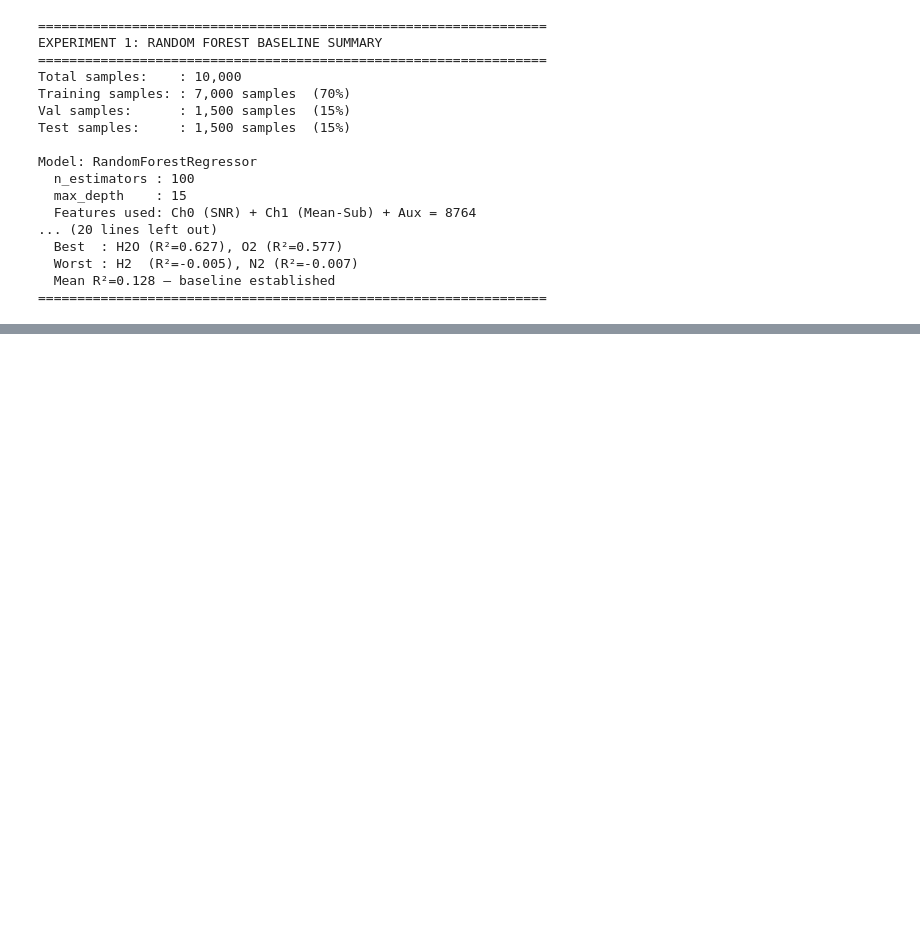
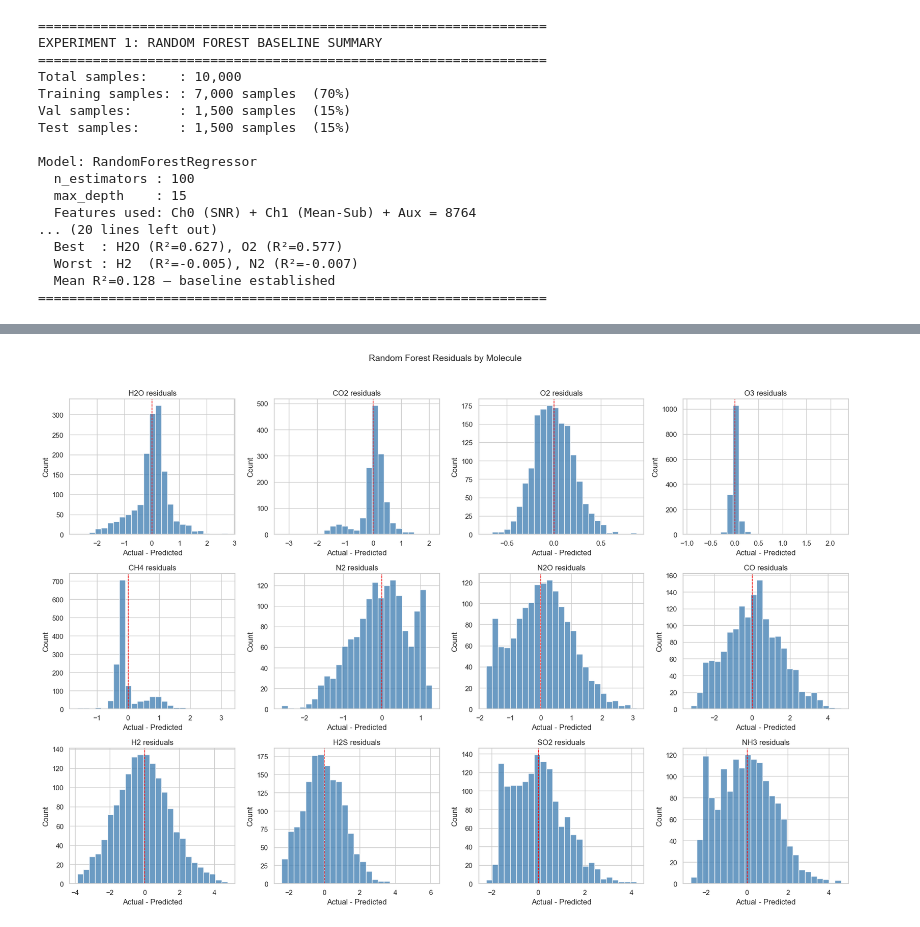
Before and after one commit to bshind87/inara-atmospheric-composition, a Jupyter notebook: notebooks/02_random_forest_baseline.ipynb, the cells around one changed output, grey strips where cells are left out. Saved outputs shown, nothing was run; the diff lists cells and outputs as text; code cells hidden in the pictures; blank space fills up the shorter version.

```diff
--- a/notebooks/02_random_forest_baseline.ipynb
+++ b/notebooks/02_random_forest_baseline.ipynb
@@ -327,0 +389,21 @@ Model: RandomForestRegressor
+# %%
+# Residual histograms
+
+residuals = y_test - y_pred
+
+fig, axes = plt.subplots(3, 4, figsize=(18, 12))
+axes = axes.ravel()
+
+for i, mol in enumerate(molecules):
+    ax = axes[i]
+    ax.hist(residuals[:, i], bins=25, alpha=0.8, color="steelblue", edgecolor="white")
+    ax.axvline(0, color="red", linestyle="--", lw=1)
+    ax.set_title(f"{mol} residuals")
+    ax.set_xlabel("Actual - Predicted")
+    ax.set_ylabel("Count")
+
+plt.suptitle("Random Forest Residuals by Molecule", y=1.02, fontsize=14)
+plt.tight_layout()
+plt.show()
+# %% [output]
+[figure, added]
```
Also changed, not shown: parts of 7 cells of this notebook, 1 other file.
